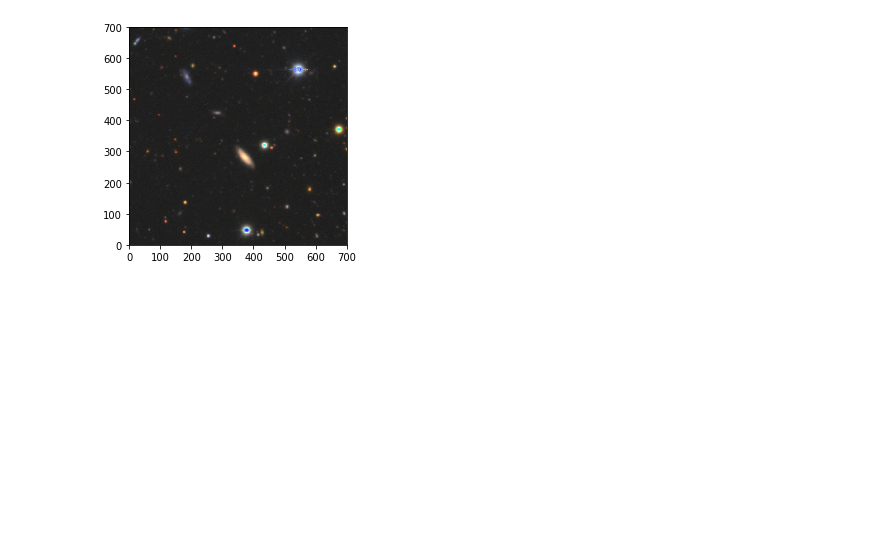
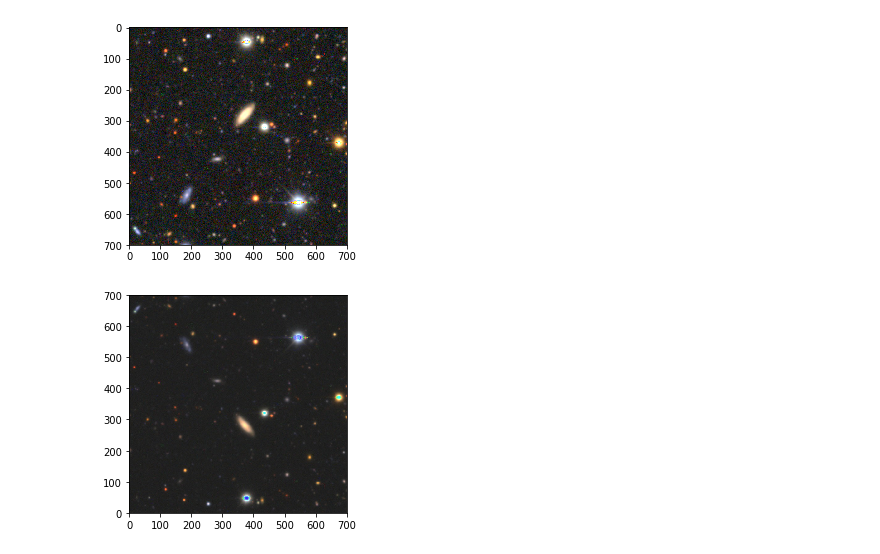
Before and after one commit to dstndstn/detection-paper, a Jupyter notebook: detection.ipynb, the cells around one changed output. Cells and saved outputs as stored; diff of their text form; code cells hidden in the pictures; blank space fills up the shorter version.

```diff
--- a/detection.ipynb
+++ b/detection.ipynb
@@ -16,3 +51,11 @@ from scipy.ndimage.morphology import binary_dilation, binary_fill_holes
+# %%
+s = 4
+scale = dict(g=(2, 6.0*s),
+            r=(1, 3.4*s),
+            i=(0, 3.0*s))
+plt.imshow(sdss_rgb(ims, bands, scales=scale));
+# %% [output]
+[figure, added]
 # %%
 g_det = fitsio.read('25/detmap-g.fits')
 g_detiv = fitsio.read('25/detiv-g.fits')
```
Also changed, not shown: parts of 4 cells of this notebook, 6 other files.
